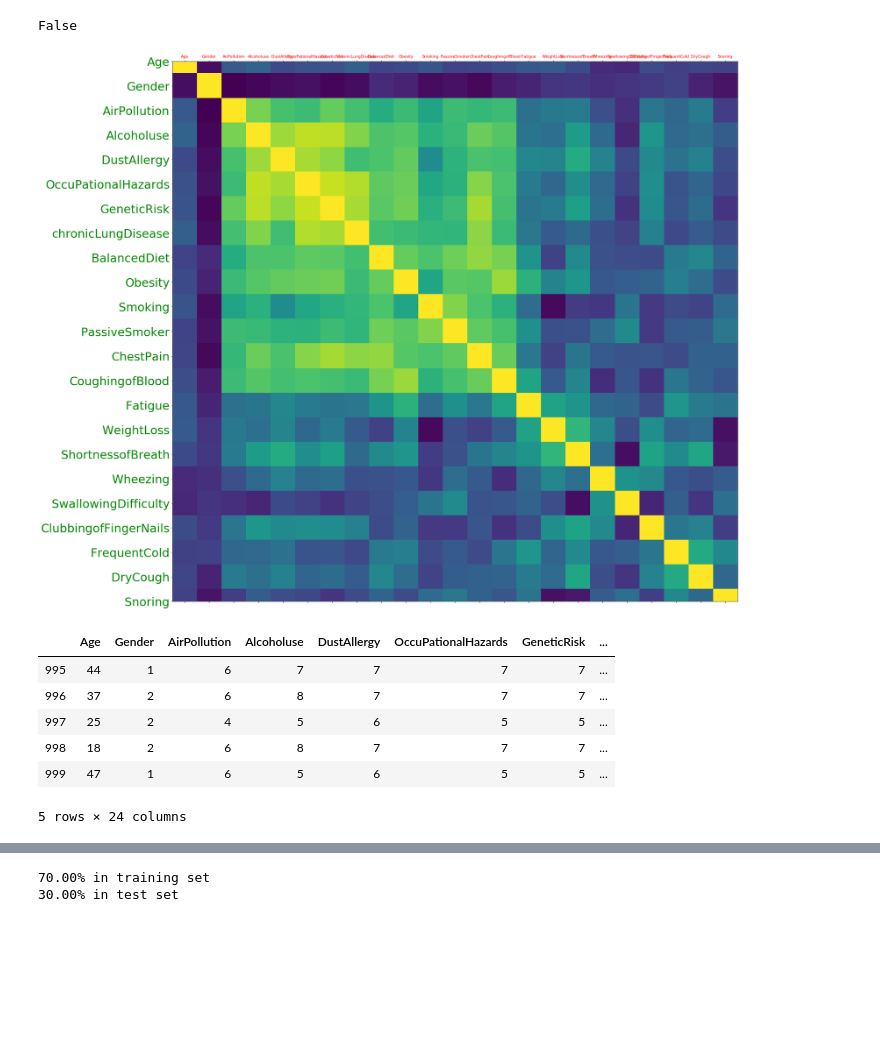
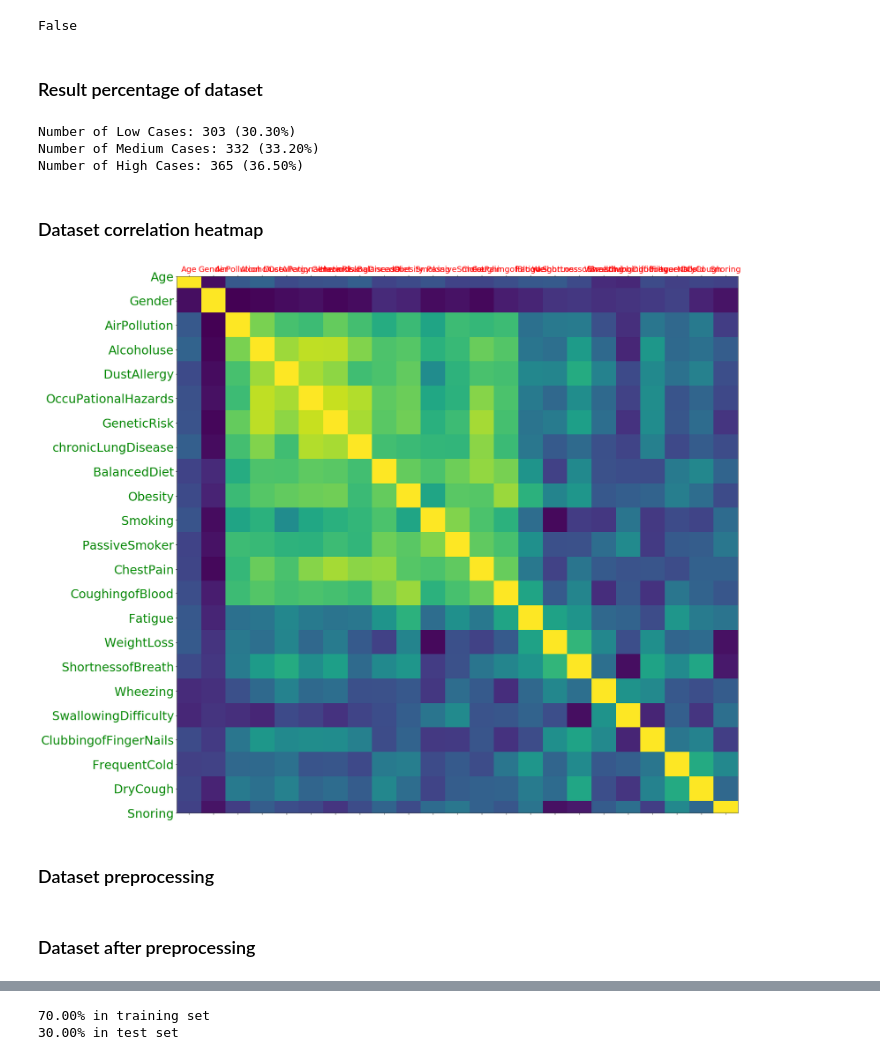
Before and after one commit to Mohimenol-Islam-Munna/Lung-Cancer-Prediction-Using-Machine-Learning-Algorithms, a Jupyter notebook: ML_Models/data_preprocessing.ipynb, the cells around one changed output, grey strips where cells are left out. Cells and saved outputs as stored; diff of their text form; code cells hidden in the pictures; blank space fills up the shorter version.

```diff
--- a/ML_Models/data_preprocessing.ipynb
+++ b/ML_Models/data_preprocessing.ipynb
@@ -30,14 +56,27 @@ data_set.head()
 data_set.isnull().values.any()
 # %% [output]
 False
+# %% [markdown]
+### Result percentage of dataset
+# %%
+n_low = len(data_set.loc[data_set['Level'] == "Low"])
+n_medium = len(data_set.loc[data_set['Level'] == "Medium"])
+n_high = len(data_set.loc[data_set['Level'] == "High"])
+
+print ("Number of Low Cases: {0} ({1:2.2f}%)".format(n_low, (n_low / (n_low + n_medium + n_high)) * 100))
+print ("Number of Medium Cases: {0} ({1:2.2f}%)".format(n_medium, (n_medium / (n_low + n_medium + n_high)) * 100))
+print ("Number of High Cases: {0} ({1:2.2f}%)".format(n_high, (n_high / (n_low + n_medium + n_high)) * 100))
+# %% [output]
+Number of Low Cases: 303 (30.30%)
+Number of Medium Cases: 332 (33.20%)
+Number of High Cases: 365 (36.50%)
+# %% [markdown]
+### Dataset correlation heatmap
 # %%
-#data_set correlation heatmap
 def correlation_heatmap(data_set, size):
     correlation = data_set.corr()
 
     # print correlation
-    # print(correlation)
-
     # Dividing the plot into subplots for increasing size of plots
     fig, heatmap = plt.subplots(figsize=(size, size))
 
@@ -45,15 +84,17 @@ def correlation_heatmap(data_set, size):
     heatmap.matshow(correlation)
 
     # Adding xticks and yticks
-    plt.xticks(range(len(correlation.columns)), correlation.columns, color="red")
+    plt.xticks(range(len(correlation.columns)), correlation.columns, color="red", fontsize=20 )
     plt.yticks(range(len(correlation.columns)), correlation.columns, color="green", fontsize=30)
 
     # Displaying the graph
     plt.show()
 # %%
-correlation_heatmap(data_set, 26)
+correlation_heatmap(data_set, 25)
 # %% [output]
-[figure, old version]
+[figure, new version]
+# %% [markdown]
+### Dataset preprocessing
 # %%
 #change level column's value into number
 change_level = {
@@ -64,25 +105,7 @@ change_level = {
 
 data_set["Level"] = data_set["Level"].map(change_level)
 
-
-# replace patient id;s value
-# p_id = data_set["Patient Id"]
-
-# p_id_len = len(p_id)
-
-# for v in range(p_id_len):
-#     p_id[v]=v
-
 # delete patient id
 del data_set["Patient Id"]
-
-data_set.head()
-data_set.tail()
-# %% [output]
-|  | Age | Gender | AirPollution | Alcoholuse | DustAllergy | OccuPationalHazards | GeneticRisk | ... |
-| 995 | 44 | 1 | 6 | 7 | 7 | 7 | 7 | ... |
-| 996 | 37 | 2 | 6 | 8 | 7 | 7 | 7 | ... |
-| 997 | 25 | 2 | 4 | 5 | 6 | 5 | 5 | ... |
-| 998 | 18 | 2 | 6 | 8 | 7 | 7 | 7 | ... |
-| 999 | 47 | 1 | 6 | 5 | 6 | 5 | 5 | ... |
-5 rows × 24 columns
+# %% [markdown]
+### Dataset after preprocessing
```
Also changed, not shown: parts of 17 cells of this notebook, 4 other files.
